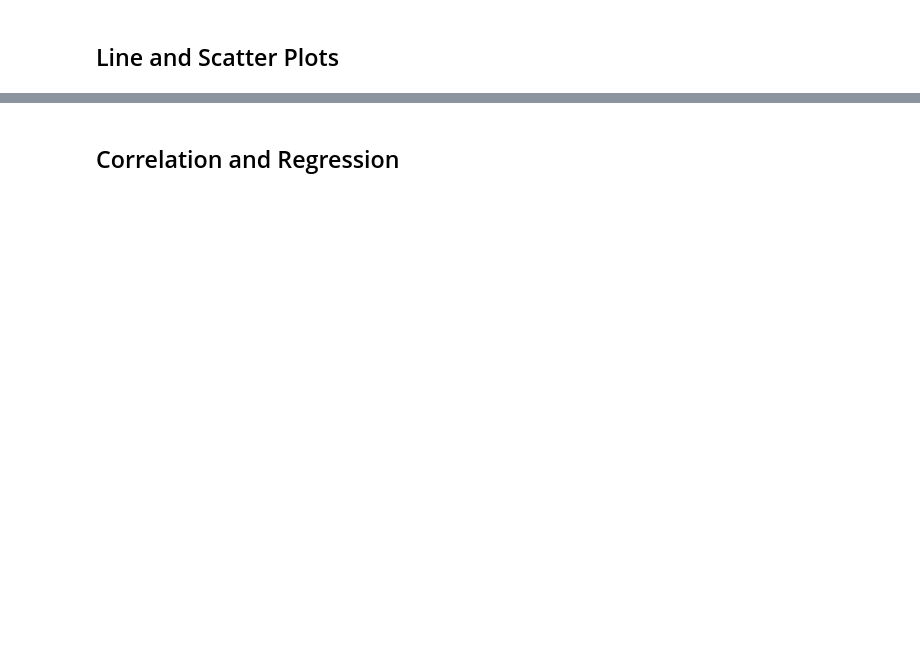
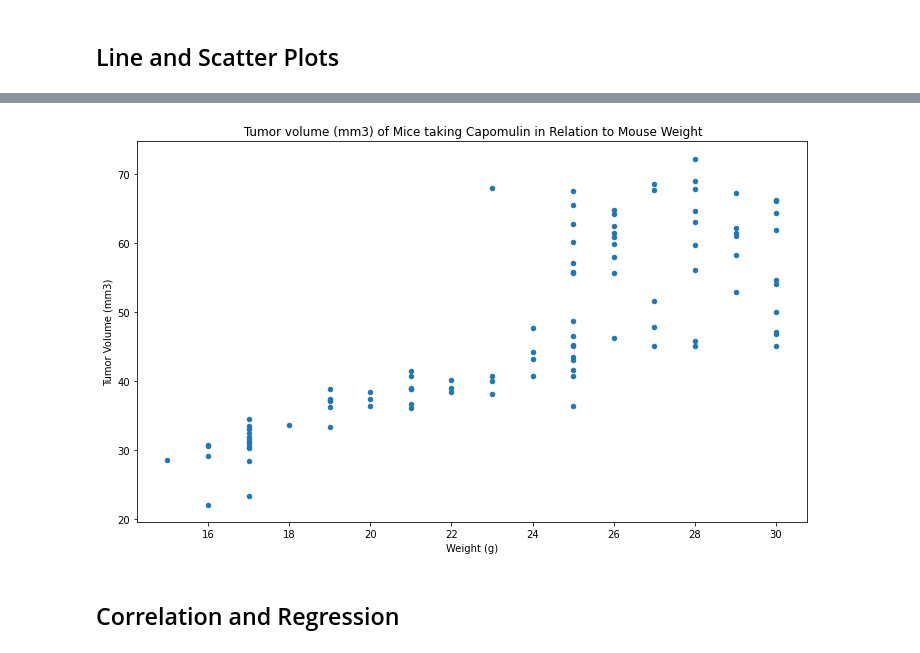
Before and after one commit to Jbullis29/matplotlib-challenge, a Jupyter notebook: pymaceuticals.ipynb, the cells around one changed output, grey strips where cells are left out. Cells and saved outputs as stored; diff of their text form; code cells hidden in the pictures; blank space fills up the shorter version.

```diff
--- a/pymaceuticals.ipynb
+++ b/pymaceuticals.ipynb
@@ -244,5 +288,9 @@ display(tumor)
 # %%
 # Generate a scatter plot of average tumor volume vs. mouse weight for the Capomulin regimen
+tumor.plot.scatter(x = 'Weight (g)', y= 'Tumor Volume (mm3)', figsize = (12,7))
+plt.title(' Tumor volume (mm3) of Mice taking Capomulin in Relation to Mouse Weight');
+# %% [output]
+[figure, added]
 # %% [markdown]
 ## Correlation and Regression
 # %%
```
Also changed, not shown: parts of 5 cells of this notebook.
